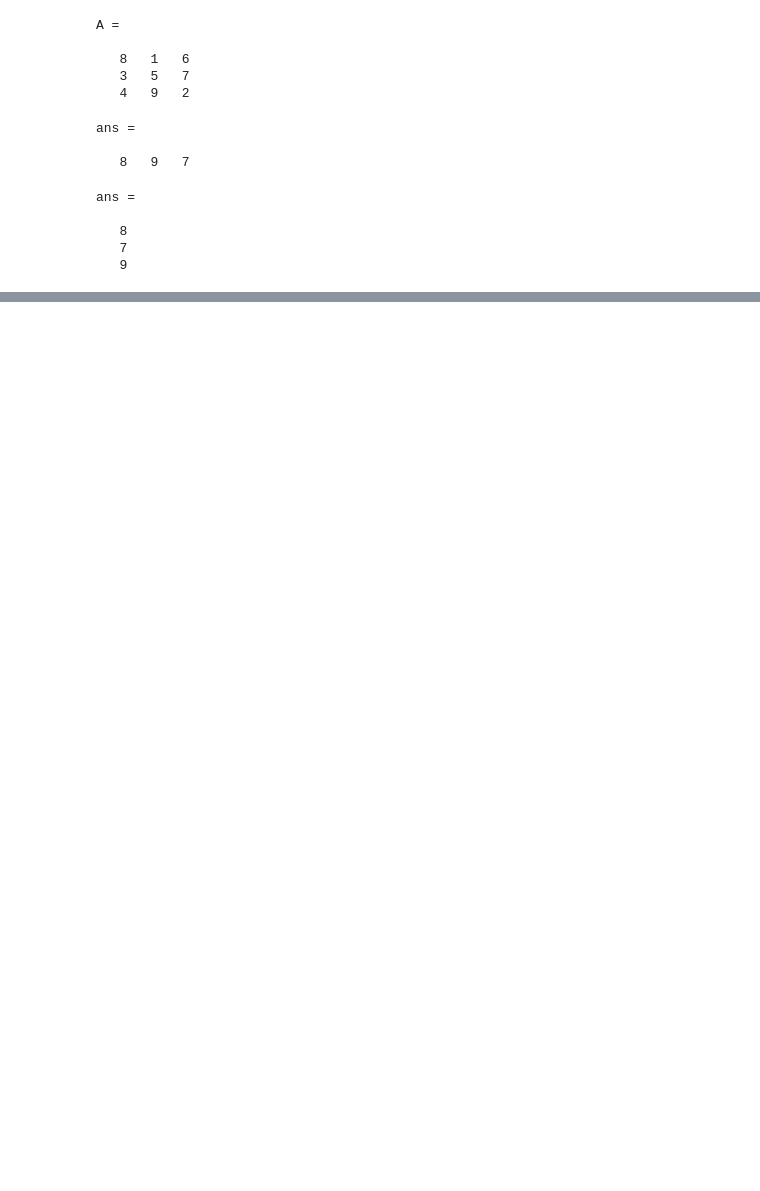
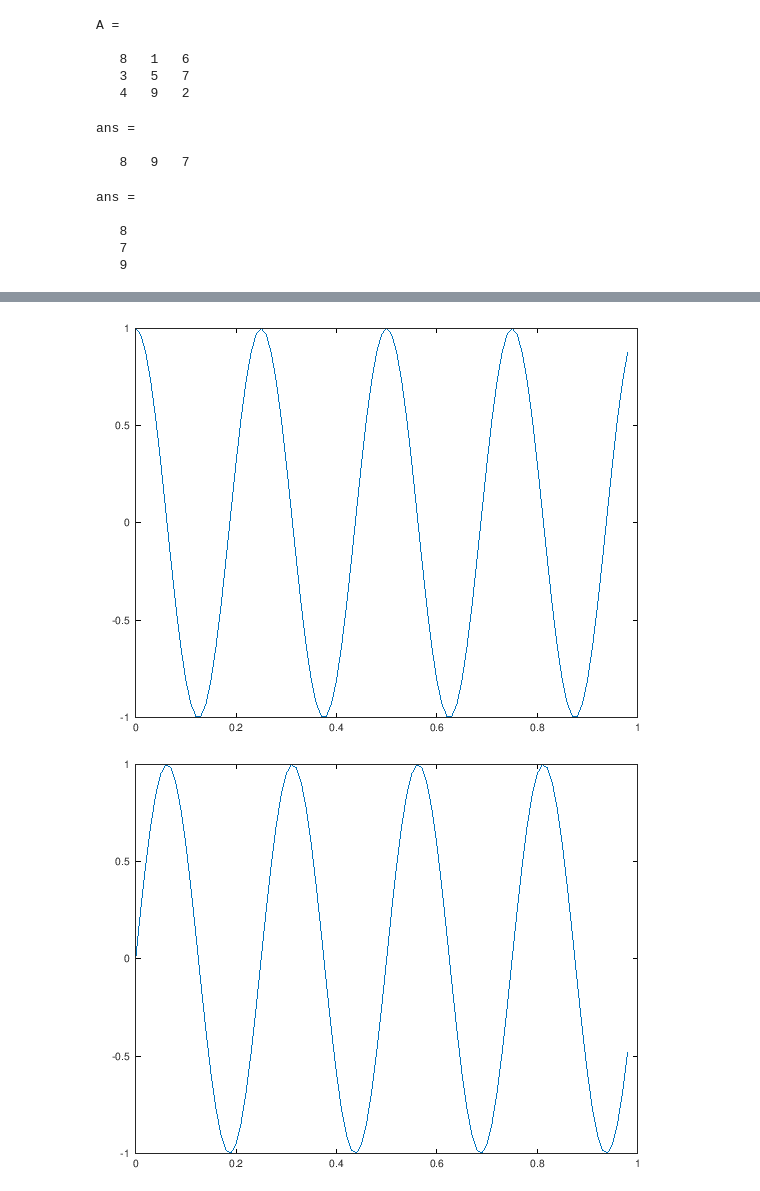
Before and after one commit to mxagar/machine_learning_coursera, a Jupyter notebook: 01_LinearRegression/01_1_Octave_Tutorial.ipynb, the cells around one changed output, grey strips where cells are left out. Cells and saved outputs as stored; diff of their text form; code cells hidden in the pictures; blank space fills up the shorter version.

```diff
--- a/01_LinearRegression/01_1_Octave_Tutorial.ipynb
+++ b/01_LinearRegression/01_1_Octave_Tutorial.ipynb
@@ -758,0 +891,8 @@ ans =
+# %%
+% We can specify different figure pannels with a number
+% If we are not plotting inline, two windoes appear
+figure(1); plot(t,y1);
+figure(2); plot(t,y2);
+# %% [output]
+[figure, added]
+[figure, added]
```
Also changed, not shown: parts of 34 cells of this notebook.
